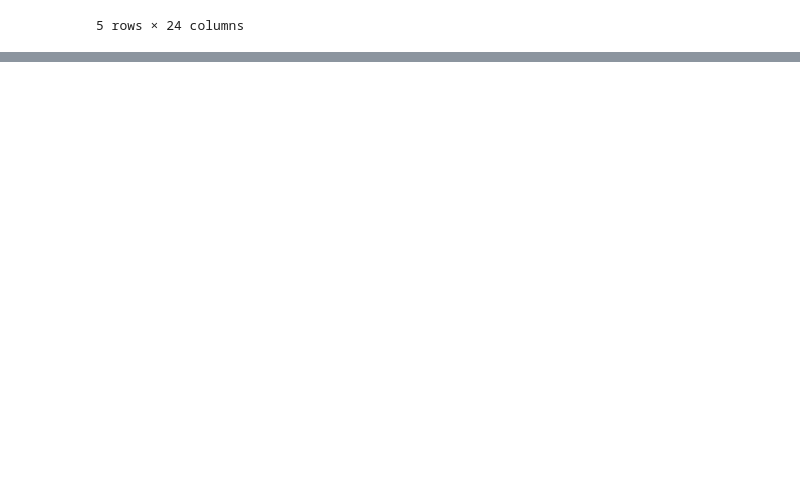
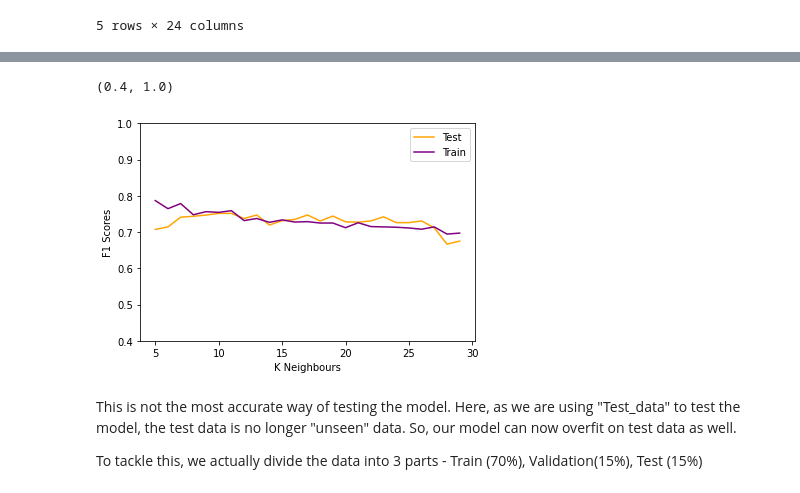
Before and after one commit to Neelam-Singhal/Model-Selection, a Jupyter notebook: modelselection.ipynb, the cells around one changed output, grey strips where cells are left out. Cells and saved outputs as stored; diff of their text form; code cells hidden in the pictures; blank space fills up the shorter version.

Commit message:
Added Validations

```diff
--- a/modelselection.ipynb
+++ b/modelselection.ipynb
@@ -62,0 +163,5 @@ train_X, test_X, train_y, test_y = train_test_split(X, y, random_state=2, strati
+# %%
+#Checking how the region between best-fit looks like
+k2 = range(5, 30)
+# %%
+train2_f1, test2_f1 = F1score(k2)
@@ -62,0 +170,14 @@ train_X, test_X, train_y, test_y = train_test_split(X, y, random_state=2, strati
+# %%
+plt.plot(k2, test2_f1, color="orange", label="Test")
+plt.plot(k2, train2_f1, color="purple", label="Train")
+plt.xlabel("K Neighbours")
+plt.ylabel("F1 Scores")
+plt.legend()
+plt.ylim(0.4, 1)
+# %% [output]
+(0.4, 1.0)
+[figure, added]
+# %% [markdown]
+This is not the most accurate way of testing the model. Here, as we are using "Test_data" to test the model, the test data is no longer "unseen" data. So, our model can now overfit on test data as well.
+
+To tackle this, we actually divide the data into 3 parts - Train (70%), Validation(15%), Test (15%)
```
Also changed, not shown: parts of 16 cells of this notebook.
